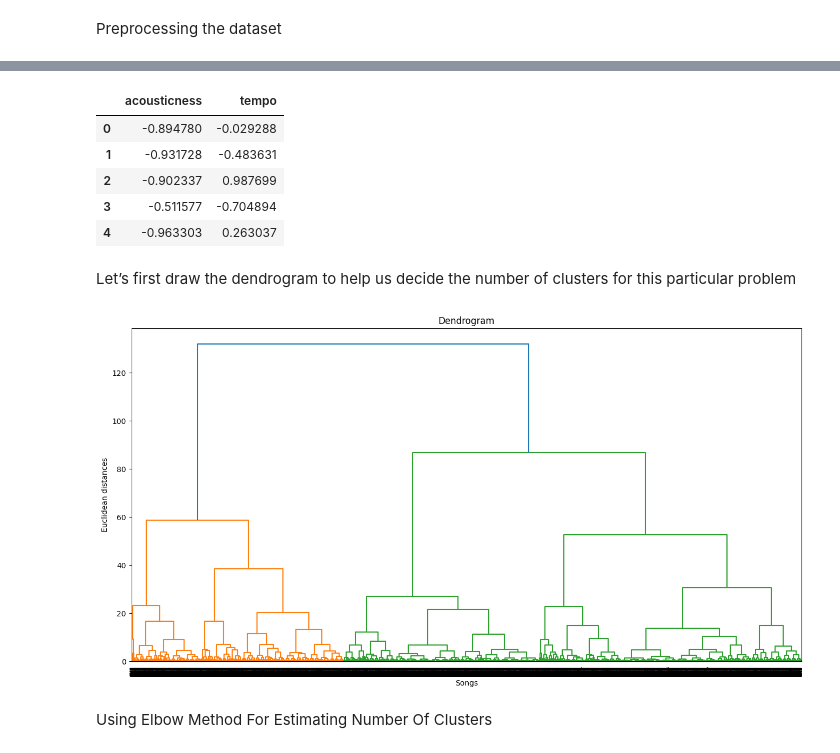
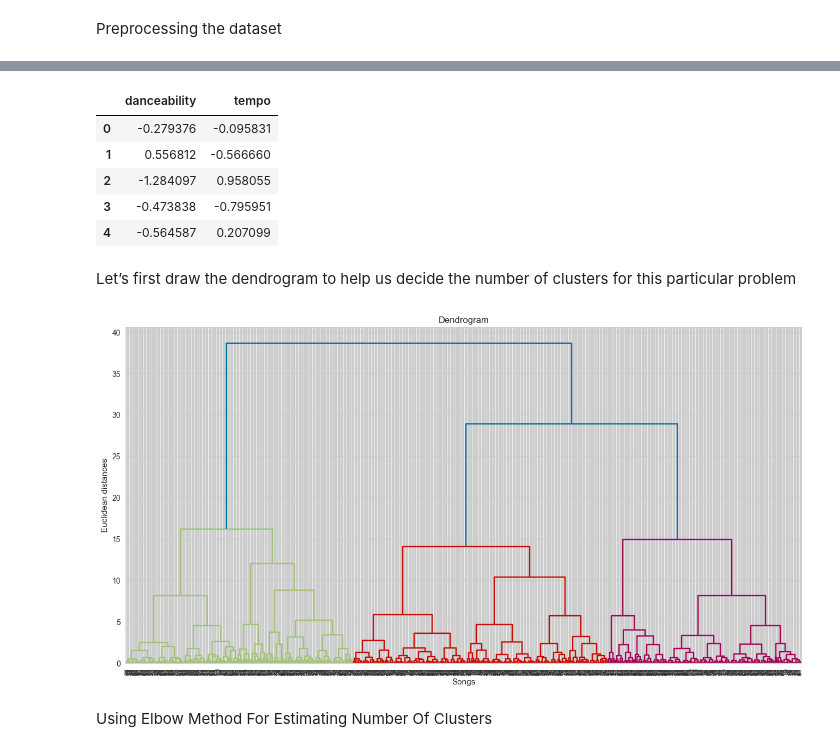
Before and after one commit to huynm116/songs-clustering-project, a Jupyter notebook: hierarchical_clustering.ipynb, the cells around one changed output, grey strips where cells are left out. Cells and saved outputs as stored; diff of their text form; code cells hidden in the pictures.

```diff
--- a/hierarchical_clustering.ipynb
+++ b/hierarchical_clustering.ipynb
@@ -9,8 +9,7 @@ import matplotlib.pyplot as plt
 Load the data and look at the first few rows:
 # %%
 # Load the dataset into a Pandas dataframe
-data = pd.read_csv('./data/tracks_features.csv' ,sep = ',')
-data=data.head(10000)
+data = pd.read_csv('tracks_features.csv' ,sep = ',', nrows=1000)
 print(data.head())  # Print the first few rows of the dataframe
 print(data.describe())   # Print summary statistics for each column
 print(data.info())   # Print information about the dataframe, including the number of rows and columns, and the data types of each column
@@ -37,27 +56,27 @@ Preprocessing the dataset
 # %%
 # checking for null values
 data.isnull().sum()
 
 # Remove any rows with missing or invalid values
 data.dropna(inplace=True)
 
 # Select a subset of columns to use in the clustering process
-columns_to_use = ['acousticness','tempo']
+columns_to_use = ['danceability','tempo']
 data = data[columns_to_use]
 
 # Normalize the values of each column
 data = (data - data.mean()) / data.std()
 
 data = pd.DataFrame(data, columns=data.columns)
 
 data.head()
 # %% [output]
-|  | acousticness | tempo |
-| 0 | -0.894780 | -0.029288 |
-| 1 | -0.931728 | -0.483631 |
-| 2 | -0.902337 | 0.987699 |
-| 3 | -0.511577 | -0.704894 |
-| 4 | -0.963303 | 0.263037 |
+|  | danceability | tempo |
+| 0 | -0.279376 | -0.095831 |
+| 1 | 0.556812 | -0.566660 |
+| 2 | -1.284097 | 0.958055 |
+| 3 | -0.473838 | -0.795951 |
+| 4 | -0.564587 | 0.207099 |
 # %% [markdown]
  Let’s first draw the dendrogram to help us decide the number of clusters for this particular problem
 # %%
@@ -73,7 +92,7 @@ plt.xlabel('Songs')
 plt.ylabel('Euclidean distances')
 plt.show()
 # %% [output]
-[figure, old version]
+[figure, new version]
 # %% [markdown]
 Using Elbow Method For Estimating Number Of Clusters
 # %%
```
Also changed, not shown: parts of 7 cells of this notebook.
